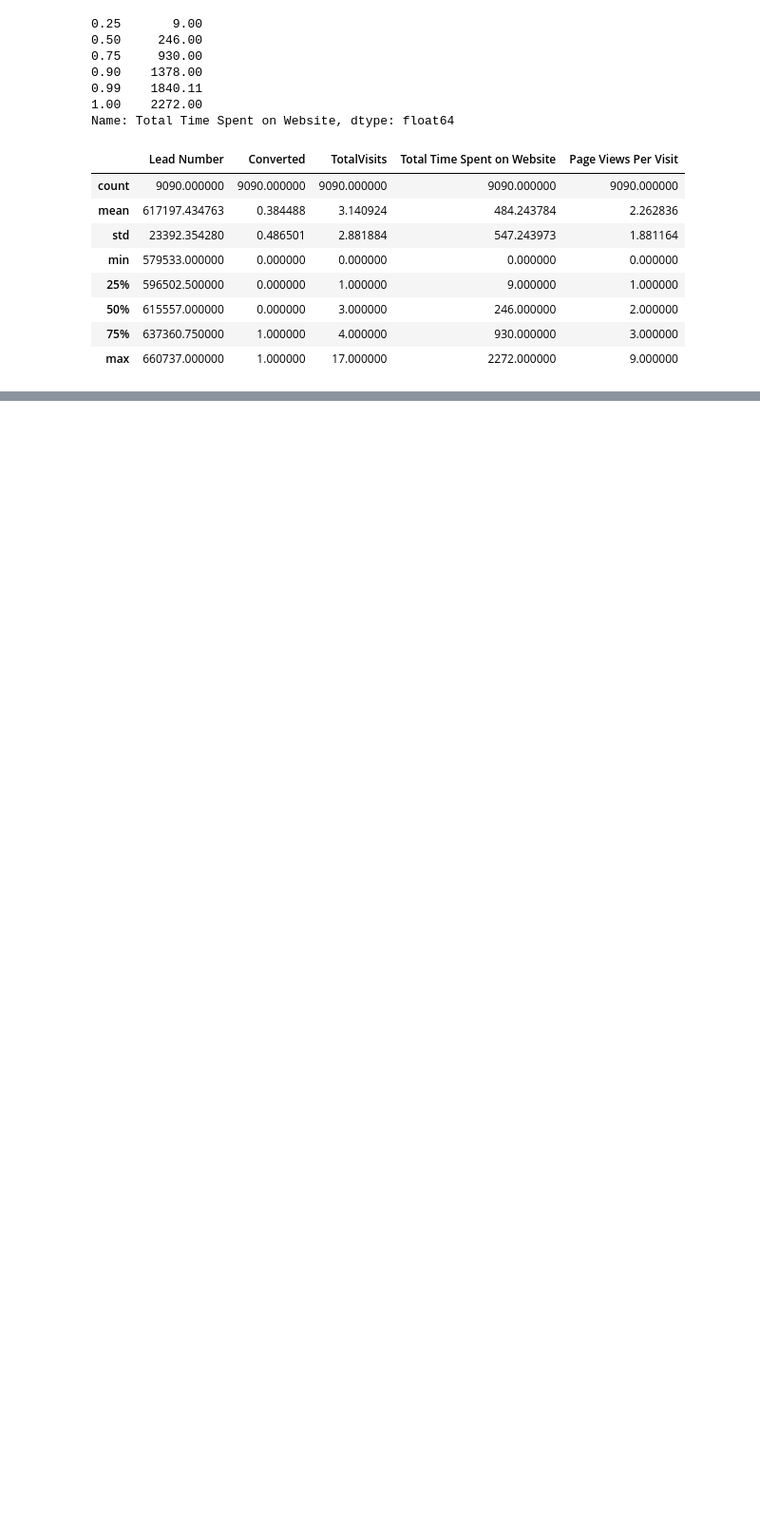
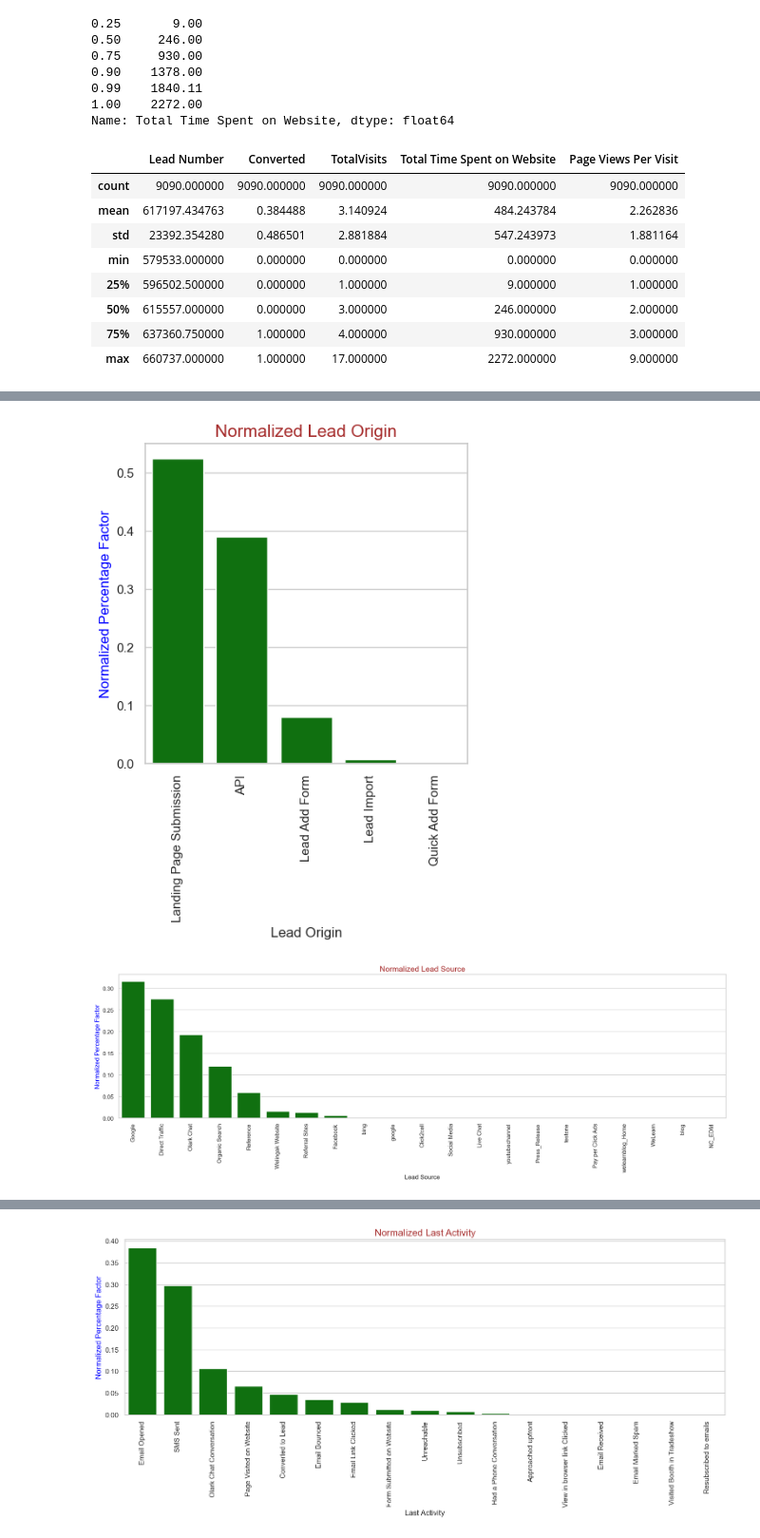
Before and after one commit to MalhotraUmang/UpGrad_Case_Study_Lead_Scoring, a Jupyter notebook: eda.ipynb, the cells around one changed output, grey strips where cells are left out. Shown at 95% size. Drawn from its saved outputs; the diff is of its cells as text; code cells hidden in the pictures; blank space fills up the shorter version.

```diff
--- a/eda.ipynb
+++ b/eda.ipynb
@@ -624,0 +657,8 @@ leads.describe()
+# %%
+# function to extract categorical columns from a data frame
+def dispCatCols (dataFrame):
+    catColList=[]
+    for col in dataFrame.columns:
+        if dataFrame[col].dtype == 'object':
+            catColList.append(col)
+    return catColList
@@ -624,0 +681,3 @@ leads.describe()
+# %%
+catCols = dispCatCols(leads)
+catCols
@@ -624,0 +722,18 @@ leads.describe()
+# %%
+def UniBarPlot (VariableName, TitleString):
+    uniqVals = leads[VariableName].nunique()
+    plt.figure(figsize=(uniqVals,5))
+    sns.barplot(data=leads[VariableName].value_counts(normalize=True), color='green')
+    plt.title(TitleString, loc='center',fontdict={'fontsize': 15,'color': 'brown'})
+    plt.ylabel('Normalized Percentage Factor', fontdict={'fontsize': 12,'color': 'blue'})
+    plt.xticks(rotation=90)
+    plt.yticks(rotation=0)
+    plt.show()
+# %%
+# plot bar plots for all categorical variables
+for col in catCols:
+    if col != 'Prospect ID':
+        UniBarPlot(col, 'Normalized '+col)
+# %% [output]
+[figure, added]
+[figure, added]
@@ -624,0 +741 @@ leads.describe()
+[figure, added]
```
Also changed, not shown: parts of 35 cells of this notebook.
